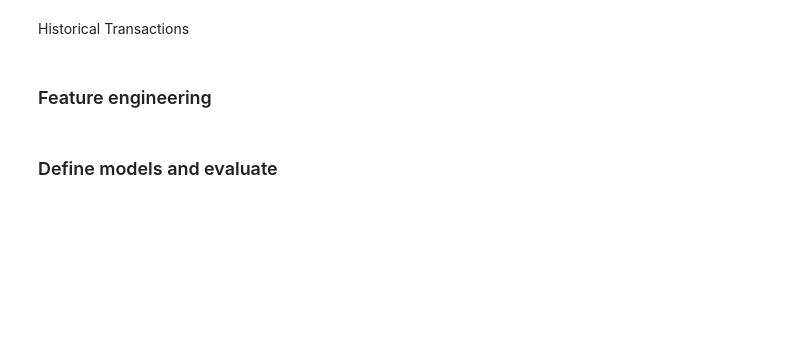
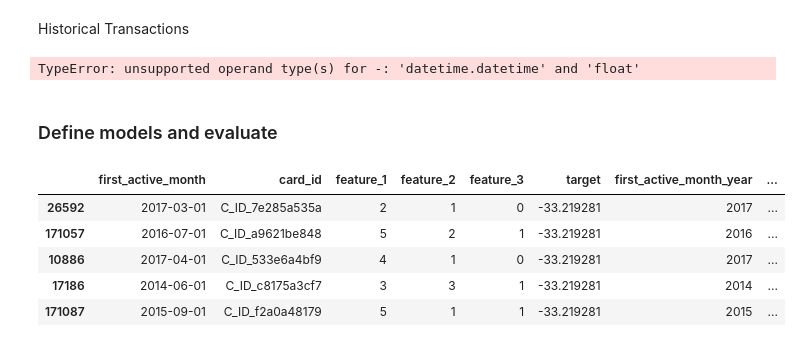
Before and after one commit to johngreibelarsen/understand-customer-loyalty, a Jupyter notebook: basic_kernel.ipynb, the cells around one changed output. Drawn from its saved outputs; the diff is of its cells as text; code cells hidden in the pictures; blank space fills up the shorter version.

Commit message:
Finished of feature engineering

```diff
--- a/basic_kernel.ipynb
+++ b/basic_kernel.ipynb
@@ -96,6 +97,9 @@ plt.show()
 print('There are {0} samples with target lower than -25.'.format(df_train.loc[df_train.target < -25].shape[0]))
 # %% [output]
 There are 2207 samples with target lower than -25.
+# %%
+# sort values
+df_train = df_train.sort_values(by=['target'], axis=0)
 # %%
 plt.figure(figsize=(12, 5))
 plt.hist(df_train.target.values[:2207], bins=100)
@@ -463,4 +520,17 @@ df_test['feature_3'] = df_test['feature_3'].astype('category')
+# %%
+max_date = df_train['first_active_month'].dt.date.max()
+
+def process_main(df):
+    date_parts = ["year", "weekday", "month"]
+    for part in date_parts:
+        part_col = 'first_active_month' + "_" + part
+        df[part_col] = getattr(df['first_active_month'].dt, part).astype(int)
+
+    df['elapsed_time'] = (max_date - df['first_active_month'].dt.date).dt.days
+
+    return df
+
+df_train = process_main(df_train)
+df_test = process_main(df_test)
 # %% [markdown]
 Historical Transactions
-# %% [markdown]
-### Feature engineering
@@ -467,2 +605,15 @@ Historical Transactions
+# %%
+history = aggregate_historical_transactions(df_historical_transactions, prefix='hist_')
+# %% [output]
+TypeError: unsupported operand type(s) for -: 'datetime.datetime' and 'float'
 # %% [markdown]
 ### Define models and evaluate
+# %%
+df_train.head()
+# %% [output]
+|  | first_active_month | card_id | feature_1 | feature_2 | feature_3 | target | first_active_month_year | ... |
+| 26592 | 2017-03-01 | C_ID_7e285a535a | 2 | 1 | 0 | -33.219281 | 2017 | ... |
+| 171057 | 2016-07-01 | C_ID_a9621be848 | 5 | 2 | 1 | -33.219281 | 2016 | ... |
+| 10886 | 2017-04-01 | C_ID_533e6a4bf9 | 4 | 1 | 0 | -33.219281 | 2017 | ... |
+| 17186 | 2014-06-01 | C_ID_c8175a3cf7 | 3 | 3 | 1 | -33.219281 | 2014 | ... |
+| 171087 | 2015-09-01 | C_ID_f2a0a48179 | 5 | 1 | 1 | -33.219281 | 2015 | ... |
```
Also changed, not shown: parts of 15 cells of this notebook.
